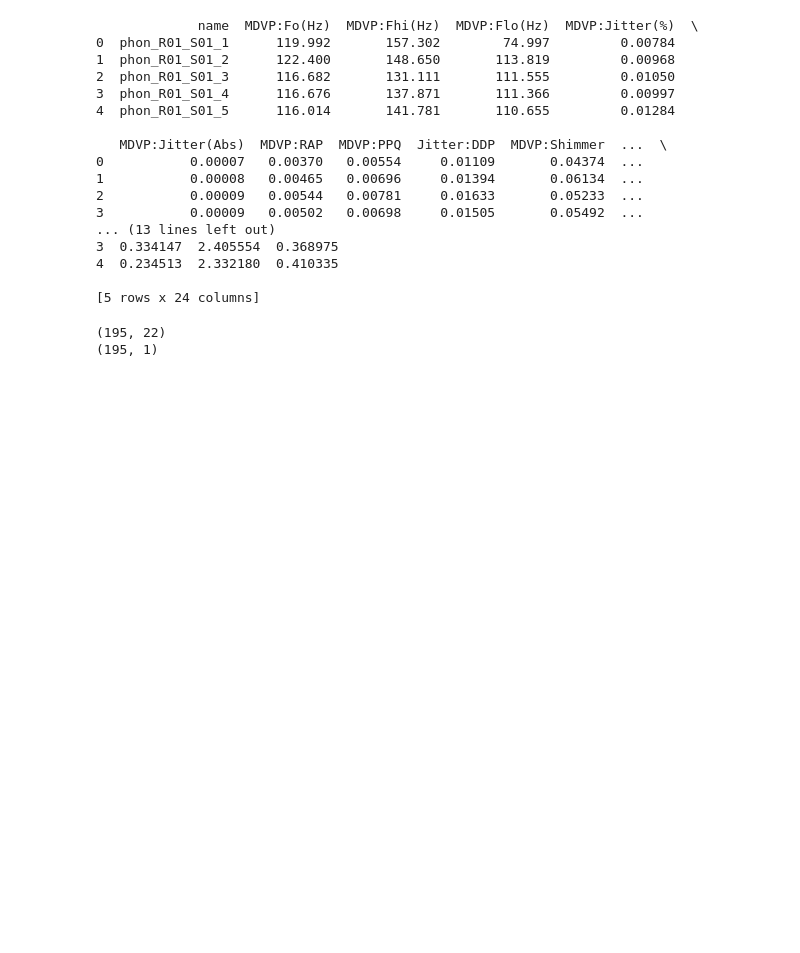
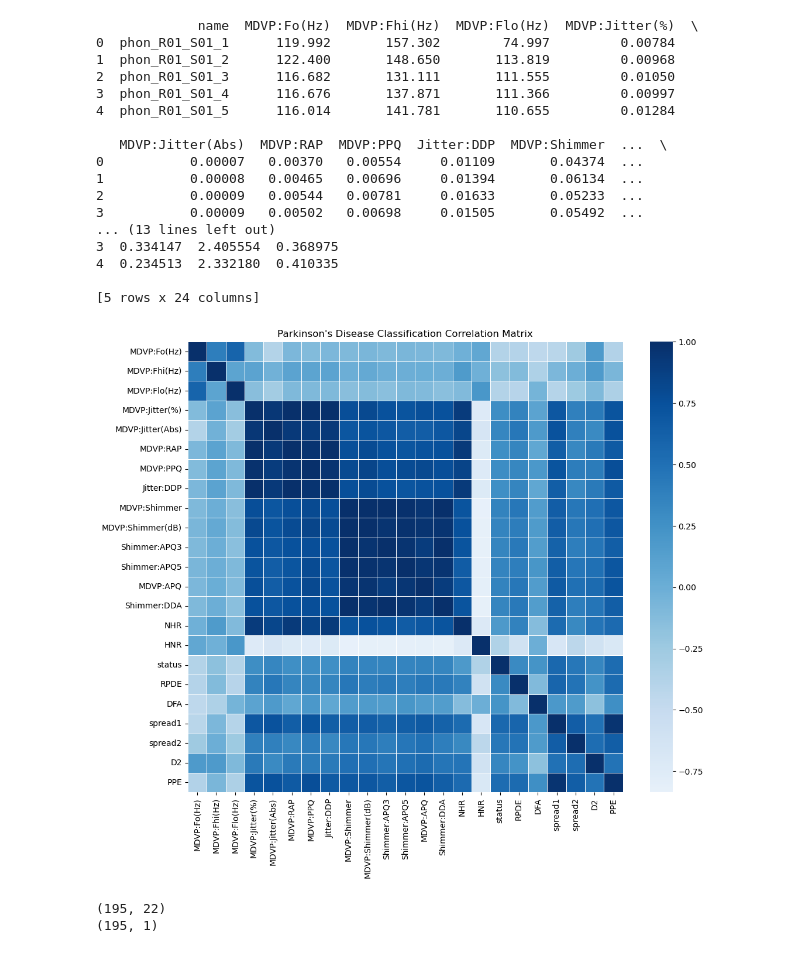
Before and after one commit to AnalyzeVisualize/Parkinson-s-Disease-Detection-w-ML, a Jupyter notebook: parkinsons_classification.ipynb, the cells around one changed output. Drawn from its saved outputs; the diff is of its cells as text; code cells hidden in the pictures; blank space fills up the shorter version.

```diff
--- a/parkinsons_classification.ipynb
+++ b/parkinsons_classification.ipynb
@@ -35,6 +35,31 @@ print(classification_df.head())
 # %%
 # Remove name column
 classification_df = classification_df.drop('name', axis=1)
+# %%
+import matplotlib.pyplot as plt
+import seaborn as sns
+
+def make_corr_vis(name, data, columns):
+    # Calculate correlation
+    corr = data[columns].corr()
+
+    # Create a heatmap using seaborn
+    plt.figure(figsize=(12, 10))
+    sns.heatmap(corr, cmap='Blues', center=0, linewidths=0.5)
+    plt.title(f'{name} Correlation Matrix')
+    plt.show()
+
+# Define the columns you want to include in the correlation matrix
+classification_columns = ['MDVP:Fo(Hz)', 'MDVP:Fhi(Hz)', 'MDVP:Flo(Hz)', 'MDVP:Jitter(%)',
+       'MDVP:Jitter(Abs)', 'MDVP:RAP', 'MDVP:PPQ', 'Jitter:DDP',
+       'MDVP:Shimmer', 'MDVP:Shimmer(dB)', 'Shimmer:APQ3', 'Shimmer:APQ5',
+       'MDVP:APQ', 'Shimmer:DDA', 'NHR', 'HNR', 'status', 'RPDE', 'DFA',
+       'spread1', 'spread2', 'D2', 'PPE']
+
+# Call the function with your DataFrame and columns
+make_corr_vis("Parkinson's Disease Classification", classification_df, classification_columns)
+# %% [output]
+[figure, added]
 # %%
 # Build model to create classifications based on classifications_df.status (1 = Parkinsons, 0 = Healthy)
 
```
Also changed, not shown: parts of 11 cells of this notebook.
